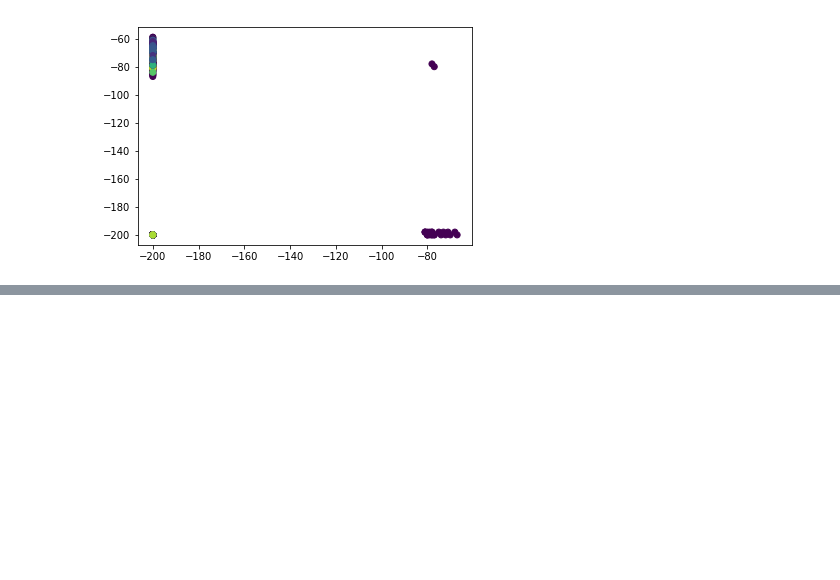
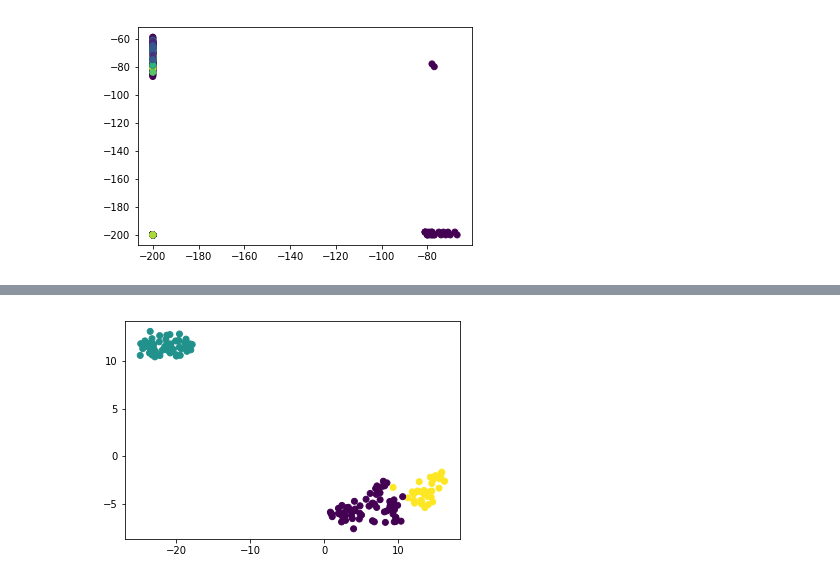
Before and after one commit to J0kerMh/sklearn-practice-homowork, a Jupyter notebook: homework.ipynb, the cells around one changed output, grey strips where cells are left out. Cells and saved outputs as stored; diff of their text form; code cells hidden in the pictures; blank space fills up the shorter version.

```diff
--- a/homework.ipynb
+++ b/homework.ipynb
@@ -276,0 +293,6 @@ array(['setosa', 'versicolor', 'virginica'], dtype='<U10')
+# %%
+y = AgglomerativeClustering(n_clusters=len(iris_df.target_names)).fit_predict(iris_df.data)
+plt.scatter(x_axis, y_axis, c=y)
+plt.show()
+# %% [output]
+[figure, added]
```
Also changed, not shown: parts of 12 cells of this notebook, 10 other files.
